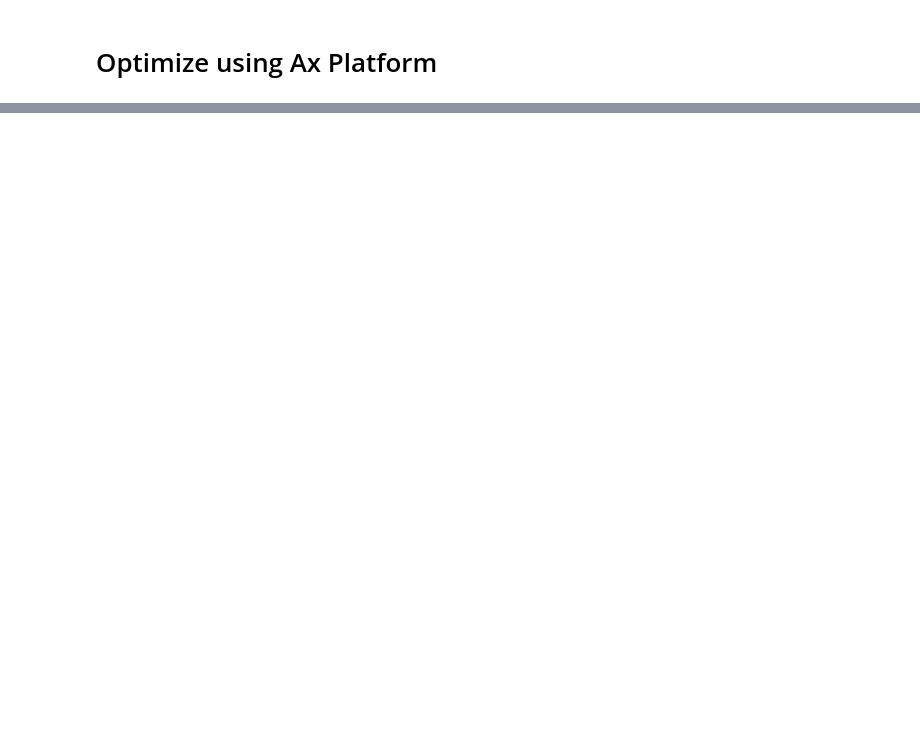
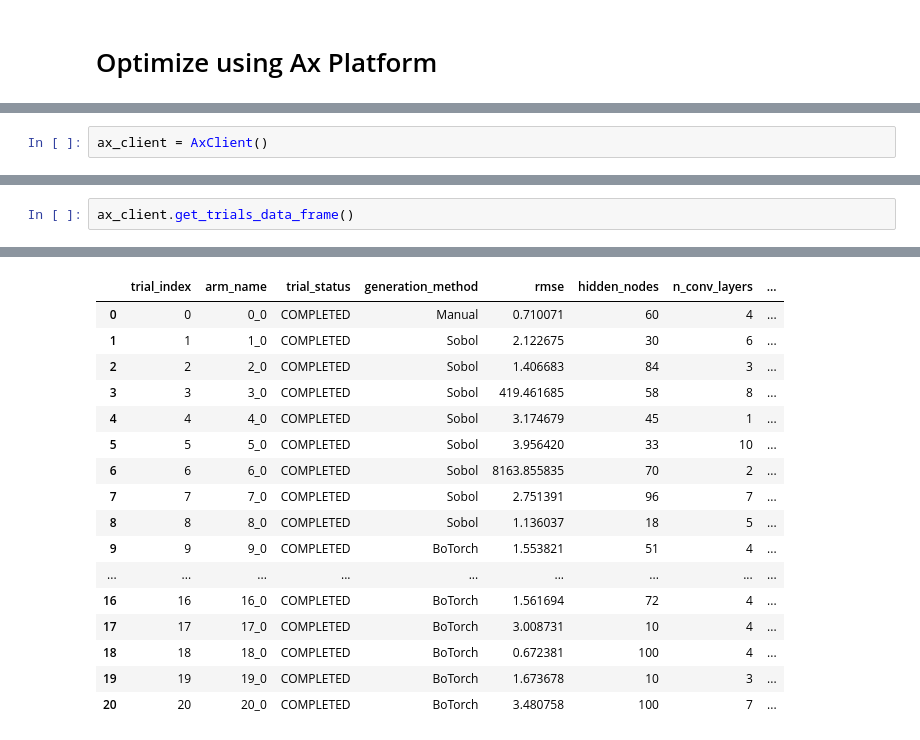
Before and after one commit to fran-jag/solvation_free_energy, a Jupyter notebook: notebooks/gcn_optimization.ipynb, the cells around one changed output, grey strips where cells are left out. Saved outputs shown, nothing was run; the diff lists cells and outputs as text; blank space fills up the shorter version.

```diff
--- a/notebooks/gcn_optimization.ipynb
+++ b/notebooks/gcn_optimization.ipynb
@@ -616,0 +754,2 @@ Test MAE: 2.04
+# %%
+ax_client = AxClient()
@@ -616,0 +855,3 @@ Test MAE: 2.04
+# %%
+ax_client.get_trials_data_frame()
+# %% [output]
@@ -616,0 +859,17 @@ Test MAE: 2.04
+|  | trial_index | arm_name | trial_status | generation_method | rmse | hidden_nodes | n_conv_layers | ... |
+| 0 | 0 | 0_0 | COMPLETED | Manual | 0.710071 | 60 | 4 | ... |
+| 1 | 1 | 1_0 | COMPLETED | Sobol | 2.122675 | 30 | 6 | ... |
+| 2 | 2 | 2_0 | COMPLETED | Sobol | 1.406683 | 84 | 3 | ... |
+| 3 | 3 | 3_0 | COMPLETED | Sobol | 419.461685 | 58 | 8 | ... |
+| 4 | 4 | 4_0 | COMPLETED | Sobol | 3.174679 | 45 | 1 | ... |
+| 5 | 5 | 5_0 | COMPLETED | Sobol | 3.956420 | 33 | 10 | ... |
+| 6 | 6 | 6_0 | COMPLETED | Sobol | 8163.855835 | 70 | 2 | ... |
+| 7 | 7 | 7_0 | COMPLETED | Sobol | 2.751391 | 96 | 7 | ... |
+| 8 | 8 | 8_0 | COMPLETED | Sobol | 1.136037 | 18 | 5 | ... |
+| 9 | 9 | 9_0 | COMPLETED | BoTorch | 1.553821 | 51 | 4 | ... |
+| ... | ... | ... | ... | ... | ... | ... | ... | ... |
+| 16 | 16 | 16_0 | COMPLETED | BoTorch | 1.561694 | 72 | 4 | ... |
+| 17 | 17 | 17_0 | COMPLETED | BoTorch | 3.008731 | 10 | 4 | ... |
+| 18 | 18 | 18_0 | COMPLETED | BoTorch | 0.672381 | 100 | 4 | ... |
+| 19 | 19 | 19_0 | COMPLETED | BoTorch | 1.673678 | 10 | 3 | ... |
+| 20 | 20 | 20_0 | COMPLETED | BoTorch | 3.480758 | 100 | 7 | ... |
```
Also changed, not shown: parts of 18 cells of this notebook.
